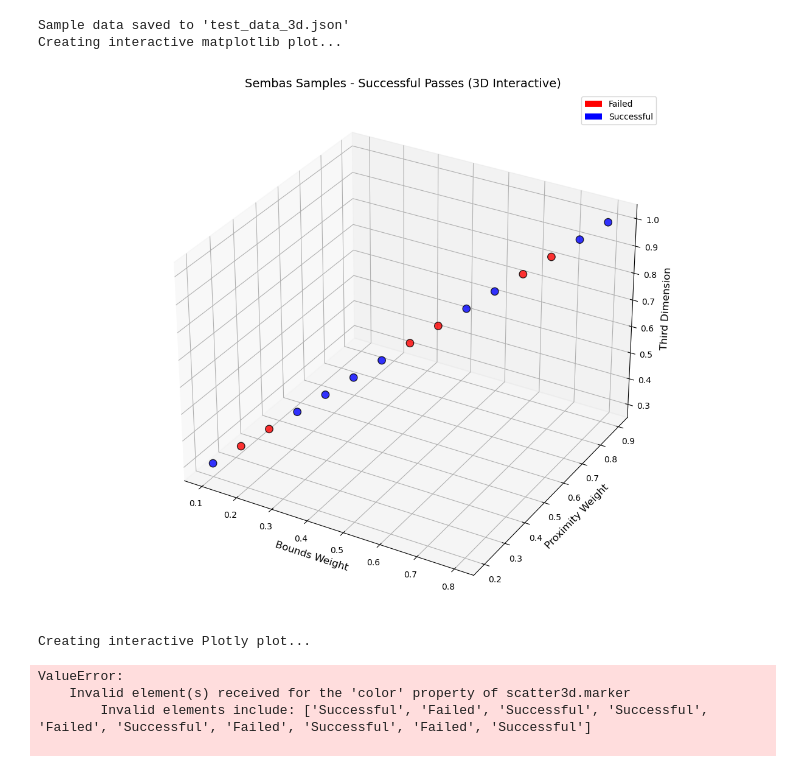
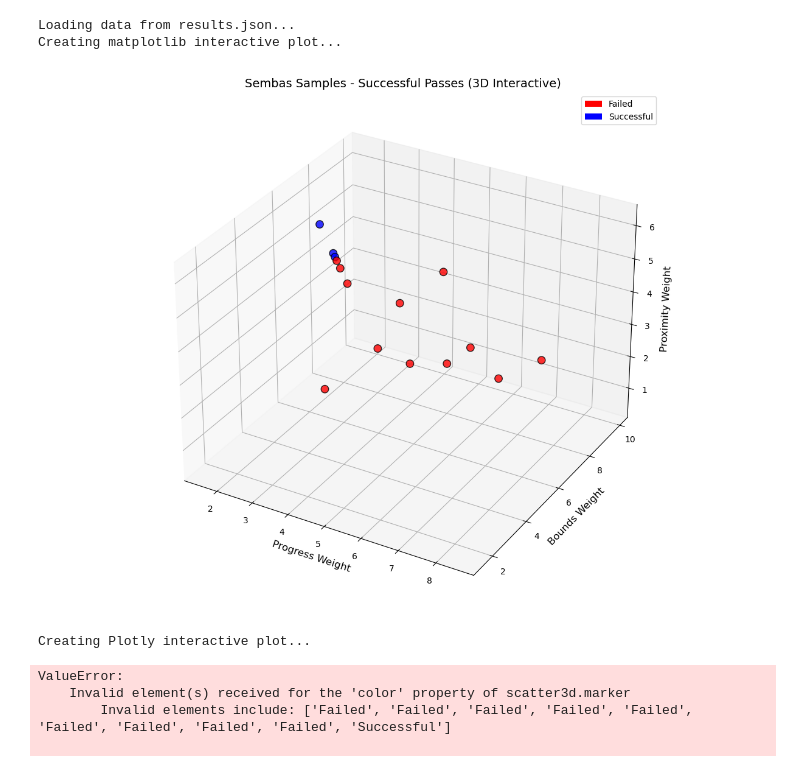
Before and after one commit to toazbenj/race_simulation, a Jupyter notebook: data/plot_samples.ipynb, the cells around one changed output. Saved outputs shown, nothing was run; the diff lists cells and outputs as text; code cells hidden in the pictures.

Commit message:
json filepath

```diff
--- a/data/plot_samples.ipynb
+++ b/data/plot_samples.ipynb
@@ -41,9 +41,9 @@ def plot_requests_with_results_3d_interactive(json_path=None, data=None):
     scatter = ax.scatter(x, y, z, c=colors, edgecolor='black', s=80, alpha=0.8)
 
     # Labels and title
-    ax.set_xlabel('Bounds Weight', fontsize=12)
-    ax.set_ylabel('Proximity Weight', fontsize=12)
-    ax.set_zlabel('Third Dimension', fontsize=12)
+    ax.set_xlabel('Progress Weight', fontsize=12)
+    ax.set_ylabel('Bounds Weight', fontsize=12)
+    ax.set_zlabel('Proximity Weight', fontsize=12)
     ax.set_title('Sembas Samples - Successful Passes (3D Interactive)', fontsize=14)
 
     # Legend
@@ -101,11 +101,11 @@ def plot_requests_with_results_3d_plotly(json_path=None, data=None):
 
     # Update layout
     fig.update_layout(
-        title='Sembas Samples - Successful Passes (3D Interactive)',
+        title='Sembas Samples - Successful Races',
         scene=dict(
-            xaxis_title='Bounds Weight',
-            yaxis_title='Proximity Weight',
-            zaxis_title='Third Dimension',
+            xaxis_title='Progress Weight',
+            yaxis_title='Bounds Weight',
+            zaxis_title='Proximity Weight',
             camera=dict(
                 eye=dict(x=1.5, y=1.5, z=1.5)
             )
@@ -116,44 +116,44 @@ def plot_requests_with_results_3d_plotly(json_path=None, data=None):
 
     fig.show()
     return fig
 
-# Run the interactive plots
-print("Creating interactive matplotlib plot...")
-fig_mpl, ax_mpl = plot_requests_with_results_3d_interactive(data=sample_data)
+# # Run the interactive plots
+# print("Creating interactive matplotlib plot...")
+# fig_mpl, ax_mpl = plot_requests_with_results_3d_interactive(data=sample_data)
 
-print("\nCreating interactive Plotly plot...")
-fig_plotly = plot_requests_with_results_3d_plotly(data=sample_data)
+# print("\nCreating interactive Plotly plot...")
+# fig_plotly = plot_requests_with_results_3d_plotly(data=sample_data)
 
 # Function to load and plot from JSON file
 def load_and_plot_interactive(json_path):
     """
     Load data from JSON file and create both interactive plots
     """
     print(f"Loading data from {json_path}...")
 
     # Matplotlib version
     print("Creating matplotlib interactive plot...")
     fig_mpl, ax_mpl = plot_requests_with_results_3d_interactive(json_path)
 
     # Plotly version
     print("Creating Plotly interactive plot...")
     fig_plotly = plot_requests_with_results_3d_plotly(json_path)
 
     return fig_mpl, fig_plotly
 
 # Example usage with file
-# fig_mpl, fig_plotly = load_and_plot_interactive('test_data_3d.json')
+fig_mpl, fig_plotly = load_and_plot_interactive('results.json')
 
 print("\nInteractive plots created!")
 print("- Matplotlib plot: Use mouse to rotate, zoom, and pan")
 print("- Plotly plot: Hover over points for details, use toolbar for controls")
 print("- To use with your own data: load_and_plot_interactive('your_file.json')")
 # %% [output]
-Sample data saved to 'test_data_3d.json'
-Creating interactive matplotlib plot...
+Loading data from results.json...
+Creating matplotlib interactive plot...
-[figure, old version]
+[figure, new version]
-Creating interactive Plotly plot...
+Creating Plotly interactive plot...
 ValueError:
     Invalid element(s) received for the 'color' property of scatter3d.marker
-        Invalid elements include: ['Successful', 'Failed', 'Successful', 'Successful', 'Failed', 'Successful', 'Failed', 'Successful', 'Failed', 'Successful']
+        Invalid elements include: ['Failed', 'Failed', 'Failed', 'Failed', 'Failed', 'Failed', 'Failed', 'Failed', 'Failed', 'Successful']
 
```
Also changed, not shown: 4 other files.
